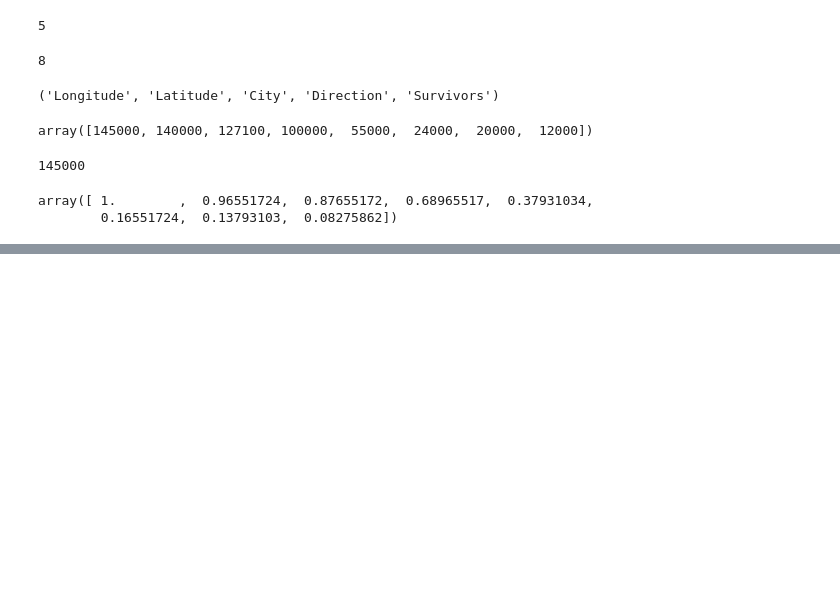
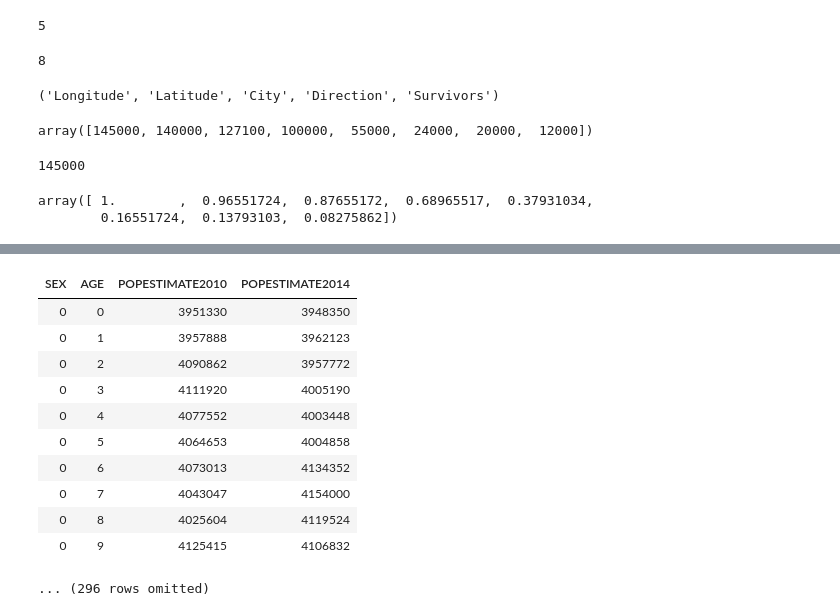
Before and after one commit to shionguha/cosc3570-introdatascience-fa18, a Jupyter notebook: sep11-13-inclass.ipynb, the cells around one changed output, grey strips where cells are left out. Cells and saved outputs as stored; diff of their text form; code cells hidden in the pictures; blank space fills up the shorter version.

```diff
--- a/sep11-13-inclass.ipynb
+++ b/sep11-13-inclass.ipynb
@@ -242,0 +314,17 @@ array([ 1.        ,  0.96551724,  0.87655172,  0.68965517,  0.37931034,
+# %%
+partial = full.select(['SEX','AGE',4,8])
+# %%
+partial
+# %% [output]
+| SEX | AGE | POPESTIMATE2010 | POPESTIMATE2014 |
+| 0 | 0 | 3951330 | 3948350 |
+| 0 | 1 | 3957888 | 3962123 |
+| 0 | 2 | 4090862 | 3957772 |
+| 0 | 3 | 4111920 | 4005190 |
+| 0 | 4 | 4077552 | 4003448 |
+| 0 | 5 | 4064653 | 4004858 |
+| 0 | 6 | 4073013 | 4134352 |
+| 0 | 7 | 4043047 | 4154000 |
+| 0 | 8 | 4025604 | 4119524 |
+| 0 | 9 | 4125415 | 4106832 |
+... (296 rows omitted)
```
Also changed, not shown: parts of 14 cells of this notebook, 1 other file.
